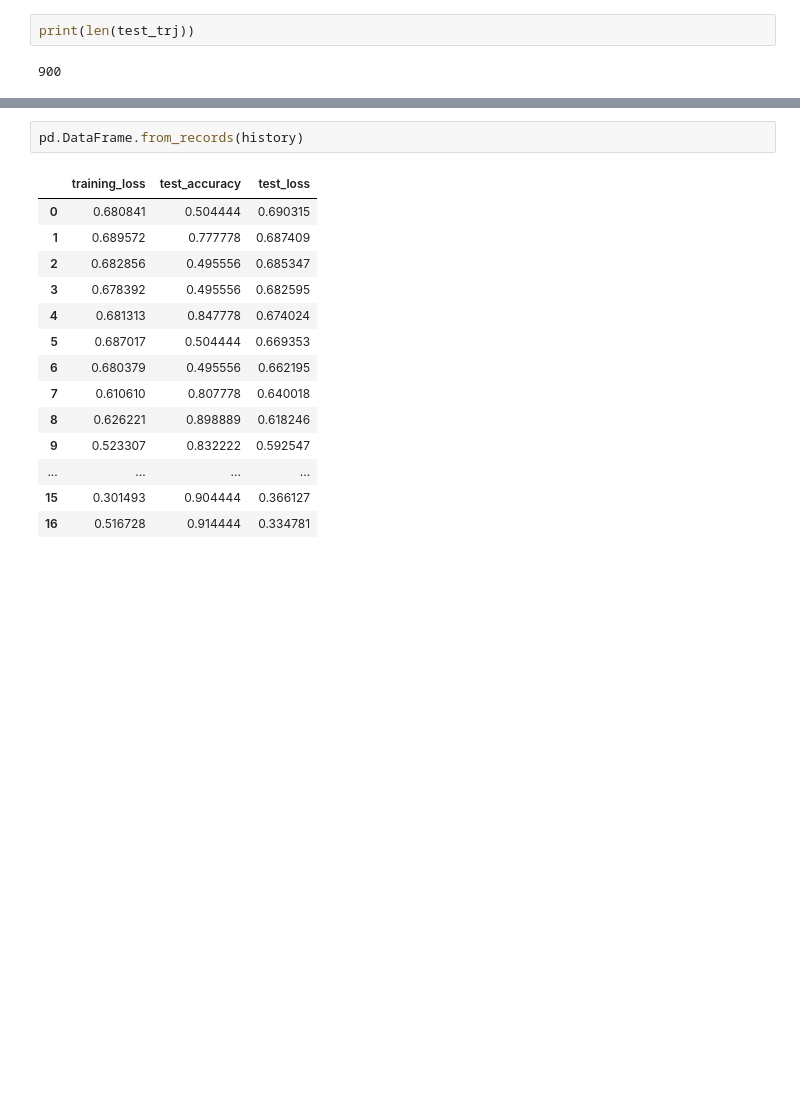
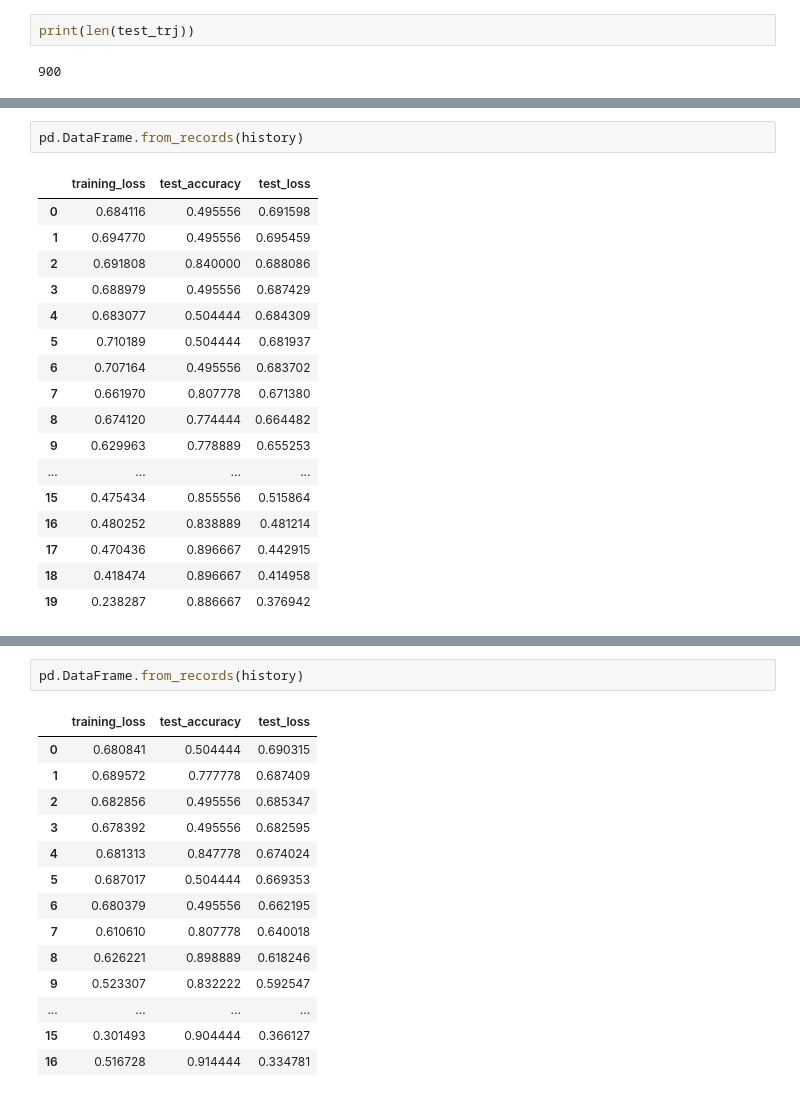
Before and after one commit to brunocuevas/MLMD25, a Jupyter notebook: Late Simulations.ipynb, the cells around one changed output, grey strips where cells are left out. Saved outputs shown, nothing was run; the diff lists cells and outputs as text; blank space fills up the shorter version.

```diff
--- a/Late Simulations.ipynb
+++ b/Late Simulations.ipynb
@@ -162,0 +216,20 @@ print(len(test_trj))
+# %%
+pd.DataFrame.from_records(history)
+# %% [output]
+|  | training_loss | test_accuracy | test_loss |
+| 0 | 0.684116 | 0.495556 | 0.691598 |
+| 1 | 0.694770 | 0.495556 | 0.695459 |
+| 2 | 0.691808 | 0.840000 | 0.688086 |
+| 3 | 0.688979 | 0.495556 | 0.687429 |
+| 4 | 0.683077 | 0.504444 | 0.684309 |
+| 5 | 0.710189 | 0.504444 | 0.681937 |
+| 6 | 0.707164 | 0.495556 | 0.683702 |
+| 7 | 0.661970 | 0.807778 | 0.671380 |
+| 8 | 0.674120 | 0.774444 | 0.664482 |
+| 9 | 0.629963 | 0.778889 | 0.655253 |
+| ... | ... | ... | ... |
+| 15 | 0.475434 | 0.855556 | 0.515864 |
+| 16 | 0.480252 | 0.838889 | 0.481214 |
+| 17 | 0.470436 | 0.896667 | 0.442915 |
+| 18 | 0.418474 | 0.896667 | 0.414958 |
+| 19 | 0.238287 | 0.886667 | 0.376942 |
```
Also changed, not shown: parts of 8 cells of this notebook.
